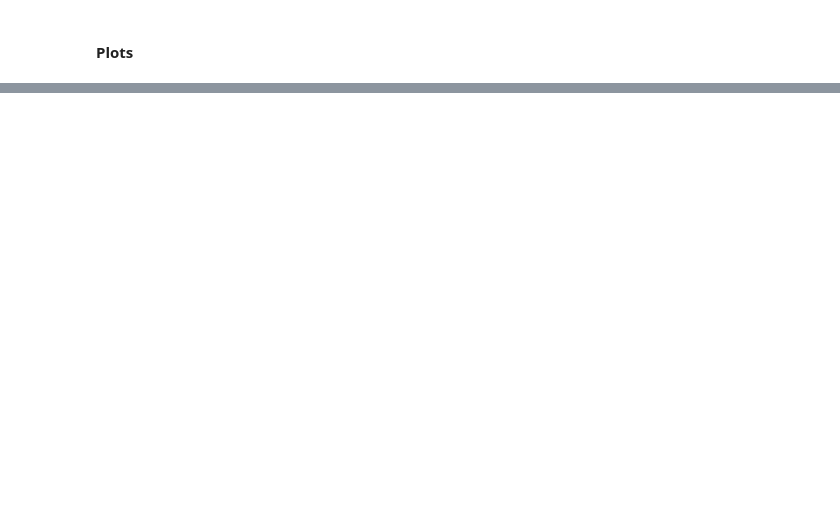
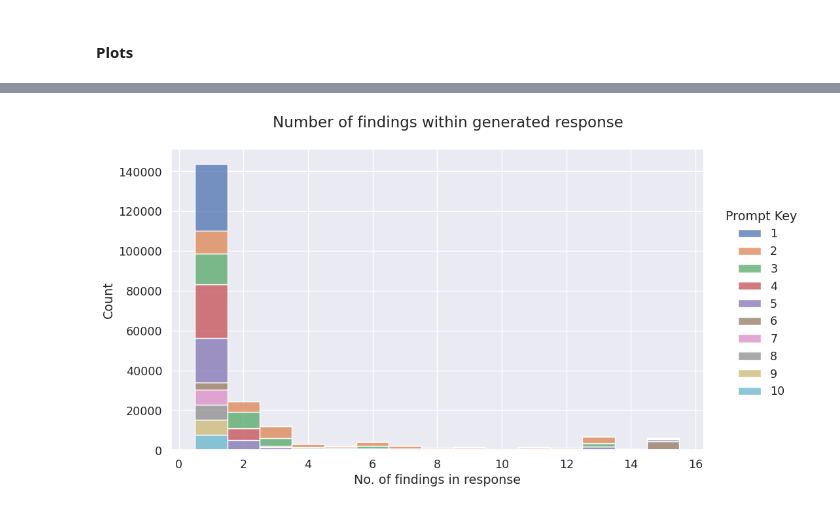
Before and after one commit to mark-rustad/CheXagent, a Jupyter notebook: get_started.ipynb, the cells around one changed output, grey strips where cells are left out. Saved outputs shown, nothing was run; the diff lists cells and outputs as text; code cells hidden in the pictures; blank space fills up the shorter version.

Commit message:
update data preprocessing and plotting of results

```diff
--- a/get_started.ipynb
+++ b/get_started.ipynb
@@ -359,9 +442,12 @@ results["prompt_key"] = pd.Categorical(results["prompt_key"], ordered=True, cate
 # %% [markdown]
 ###### analyze response strings
 # %%
-results["response_num_findings"] = results["response"].transform(get_num_findings)
+results["response_num_findings"] = results["response"].transform(count_substrings)
+results["response_num_findings_grouped"] = results["response_num_findings"].apply(lambda x: 15 if x >= 15 else x)
 results["label_in_response"] = results.apply(is_label_in_response, axis=1)
 results["true_positive"] = results.apply(is_true_positive, axis=1)
 
-display(results.head())
-print(f"nRows: {results.shape[0]:,}\tnCols: {results.shape[1]}")
+# remove outlier case
+results = results.loc[results["response_num_findings"] != 0, :]
+
+disp_df(results)
@@ -369,0 +498,18 @@ print(f"nRows: {results.shape[0]:,}\tnCols: {results.shape[1]}")
+# %%
+sns.set_theme(context="notebook", style="darkgrid", font_scale=1.15)
+
+g = sns.displot(
+    data=results,
+    x="response_num_findings_grouped",
+    hue="label_in_response",
+    multiple="stack",
+    discrete=True,
+    aspect=GOLDEN,
+    height=6,
+)
+
+g.set_axis_labels(x_var="No. of findings in response")
+sns.move_legend(g, "center right", bbox_to_anchor=(1, 0.5), title="Label in response")
+g.figure.suptitle("Number of findings within generated response")
+g.tight_layout()
+plt.show()
@@ -369,0 +518,20 @@ print(f"nRows: {results.shape[0]:,}\tnCols: {results.shape[1]}")
+# %%
+sns.set_theme(context="notebook", style="darkgrid", font_scale=1.15)
+
+g = sns.displot(
+    data=results,
+    x="response_num_findings_grouped",
+    hue="prompt_key",
+    multiple="stack",
+    discrete=True,
+    aspect=GOLDEN,
+    height=6,
+)
+
+g.set_axis_labels(x_var="No. of findings in response")
+sns.move_legend(g, "center right", bbox_to_anchor=(1, 0.5), title="Prompt Key")
+g.figure.suptitle("Number of findings within generated response")
+g.tight_layout()
+plt.show()
+# %% [output]
+[figure, added]
```
Also changed, not shown: parts of 41 cells of this notebook, 1 other file.
